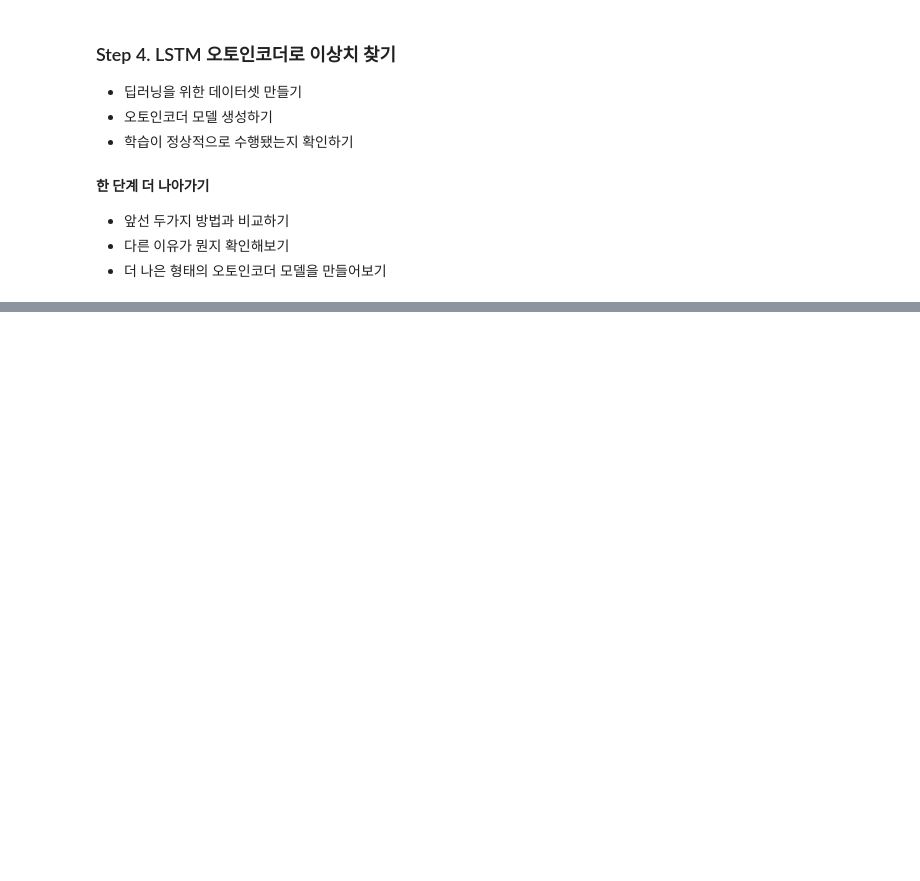
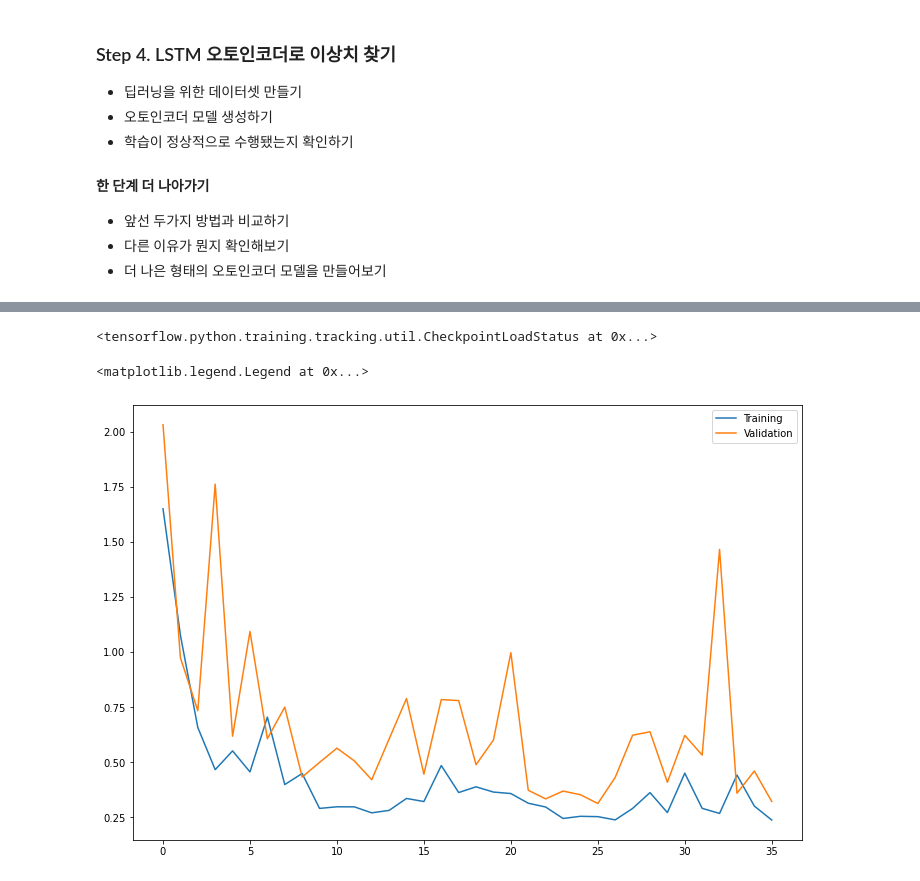
Before and after one commit to JPumpkin645/AIFFEL, a Jupyter notebook: Week_13/Ex_20_시계열_데이터에서_이상치_찾기.ipynb, the cells around one changed output, grey strips where cells are left out. Cells and saved outputs as stored; diff of their text form; code cells hidden in the pictures; blank space fills up the shorter version.

```diff
--- a/Week_13/Ex_20_시계열_데이터에서_이상치_찾기.ipynb
+++ b/Week_13/Ex_20_시계열_데이터에서_이상치_찾기.ipynb
@@ -229,0 +469,18 @@ ValueError: Can only compare identically-labeled Series objects
+# %%
+model = Sequential([
+    # >> 인코더 시작
+    LSTM(64, activation='relu', return_sequences=True,
+         input_shape=(window_size, n_features)),
+    LSTM(16, activation='relu', return_sequences=False),
+    ## << 인코더 끝
+    ## >> Bottleneck
+    RepeatVector(window_size),
+    ## << Bottleneck
+    ## >> 디코더 시작
+    LSTM(16, activation='relu', return_sequences=True),
+    LSTM(64, activation='relu', return_sequences=False),
+    Dense(n_features)
+    ## << 디코더 끝
+])
+
+model.summary()
@@ -229,0 +505,22 @@ ValueError: Can only compare identically-labeled Series objects
+# %%
+# 체크포인트
+# 학습을 진행하며 validation 결과가 가장 좋은 모델을 저장해둠
+import os
+
+checkpoint_path = os.getenv('HOME')+'/aiffel/anomaly_detection/kospi/mymodel.ckpt'
+checkpoint = ModelCheckpoint(checkpoint_path,
+                             save_weights_only=True,
+                             save_best_only=True,
+                             monitor='val_loss',
+                             verbose=1)
+
+early_stop = EarlyStopping(monitor='val_loss', patience=10)
+
+model.compile(loss='mae', optimizer='adam',metrics=["mae"])
+# %%
+hist = model.fit(train_gen,
+          validation_data=valid_gen,
+          steps_per_epoch=len(train_gen),
+          validation_steps=len(valid_gen),
+          epochs=100,
+          callbacks=[checkpoint, early_stop])
@@ -229,0 +545,12 @@ ValueError: Can only compare identically-labeled Series objects
+# %%
+model.load_weights(checkpoint_path)
+# %% [output]
+<tensorflow.python.training.tracking.util.CheckpointLoadStatus at 0x...>
+# %%
+fig = plt.figure(figsize=(12,8))
+plt.plot(hist.history['loss'], label='Training')
+plt.plot(hist.history['val_loss'], label='Validation')
+plt.legend()
+# %% [output]
+<matplotlib.legend.Legend at 0x...>
+[figure, added]
```
Also changed, not shown: parts of 49 cells of this notebook.
